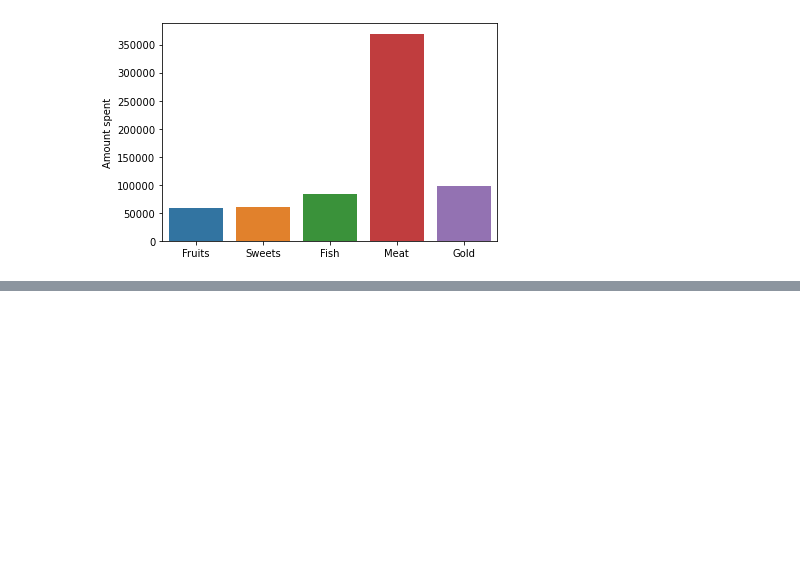
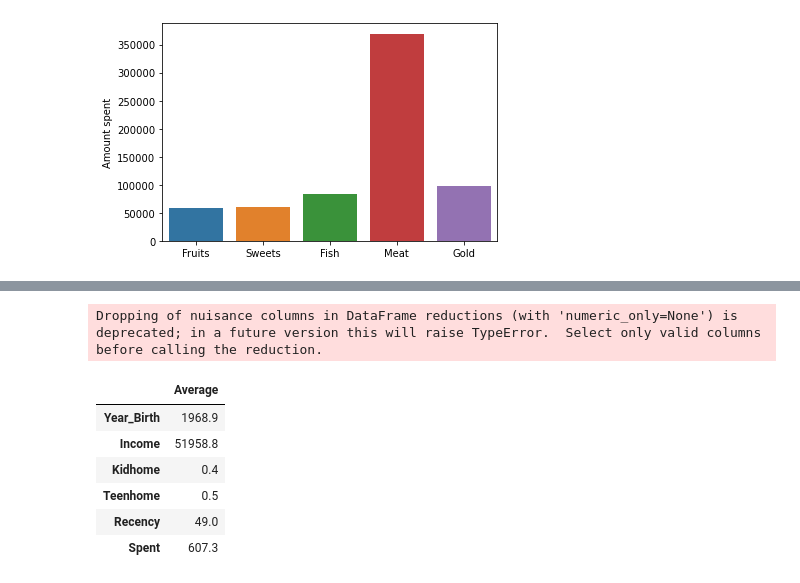
Before and after one commit to mmonch/Marketing_analysis, a Jupyter notebook: notebooks/plots.ipynb, the cells around one changed output, grey strips where cells are left out. Cells and saved outputs as stored; diff of their text form; code cells hidden in the pictures; blank space fills up the shorter version.

```diff
--- a/notebooks/plots.ipynb
+++ b/notebooks/plots.ipynb
@@ -65,0 +82,11 @@ plt.ylabel('Amount spent');
+# %%
+pd.DataFrame(round(df.drop(columns=binary_cols+mnt_cols+channel_cols).mean(), 1), columns=['Average']).reindex(['Year_Birth', 'Income', 'Kidhome', 'Teenhome', 'Recency', 'Spent'])
+# %% [output]
+Dropping of nuisance columns in DataFrame reductions (with 'numeric_only=None') is deprecated; in a future version this will raise TypeError.  Select only valid columns before calling the reduction.
+|  | Average |
+| Year_Birth | 1968.9 |
+| Income | 51958.8 |
+| Kidhome | 0.4 |
+| Teenhome | 0.5 |
+| Recency | 49.0 |
+| Spent | 607.3 |
```
Also changed, not shown: parts of 11 cells of this notebook, 2 other files.
